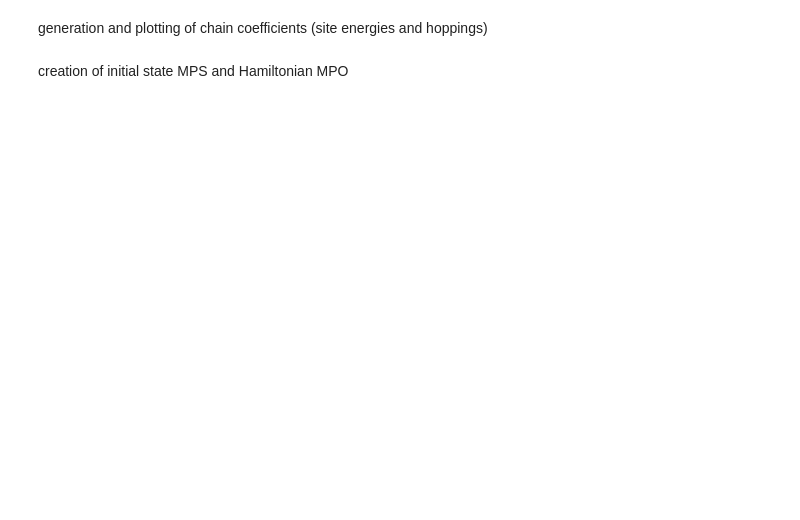
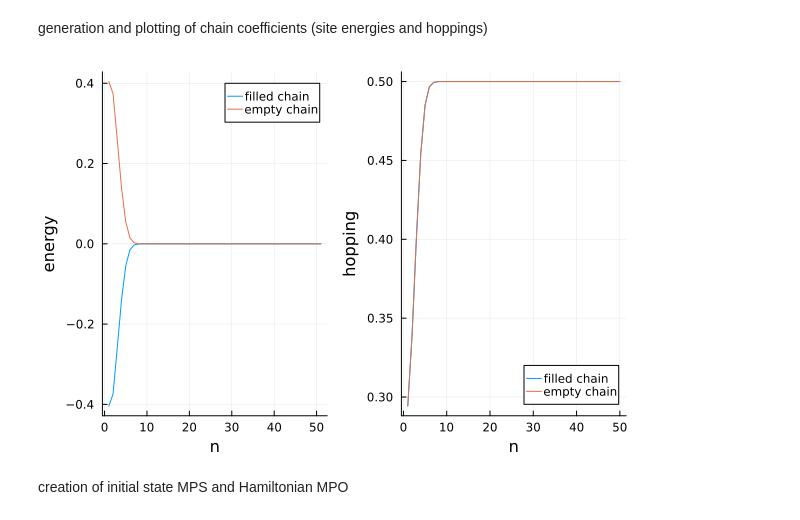
Before and after one commit to FTurci/AgeingManyBodyQuantumSys, a Jupyter notebook: Ben Code/single_bath_evolution.ipynb, the cells around one changed output. Cells and saved outputs as stored; diff of their text form; code cells hidden in the pictures; blank space fills up the shorter version.

```diff
--- a/Ben Code/single_bath_evolution.ipynb
+++ b/Ben Code/single_bath_evolution.ipynb
@@ -49,3 +78,24 @@ display(plot(p1,p2))
+# %%
+#println("norm is $J0")
+
+chain1 = chain_map(J1) #coefficients from empty chain polynomials
+chain2 = chain_map(J2) #coefficients from filled chain polynomials
+
+energies1 = chain1[:,1] #on-site energies of empty chain
+hopping1 = sqrt.(chain1[2:N+1,2]) #nearest neighbour hoppings of empty chain
+g1 = sqrt(g/2pi)
+energies2 = chain2[:,1] #on-site energies of filled chain
+hopping2 = sqrt.(chain2[2:N+1,2]) #nearest neighbour hoppings of filled chain
+g2 = sqrt(g/2pi)
+
+p1 = plot(energies1, xlabel="n", ylabel="energy", label="filled chain")
+plot!(p1, energies2, label="empty chain")
+p2 = plot(hopping1, xlabel="n", ylabel="hopping", label="filled chain")
+plot!(p2, hopping2, label="empty chain")
+
+display(plot(p1,p2))
+# %% [output]
+[figure, added]
 # %% [markdown]
 creation of initial state MPS and Hamiltonian MPO
 # %%
```
Also changed, not shown: parts of 7 cells of this notebook, 2 other files.
